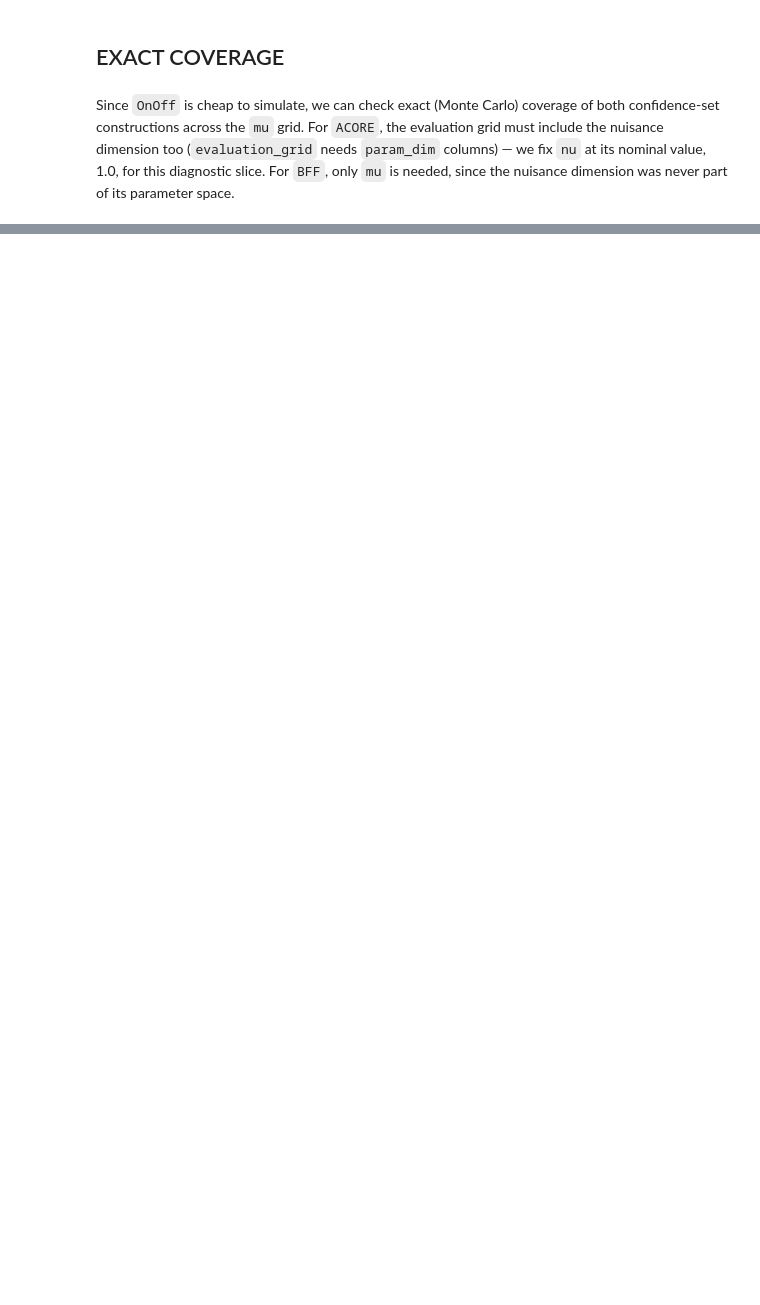
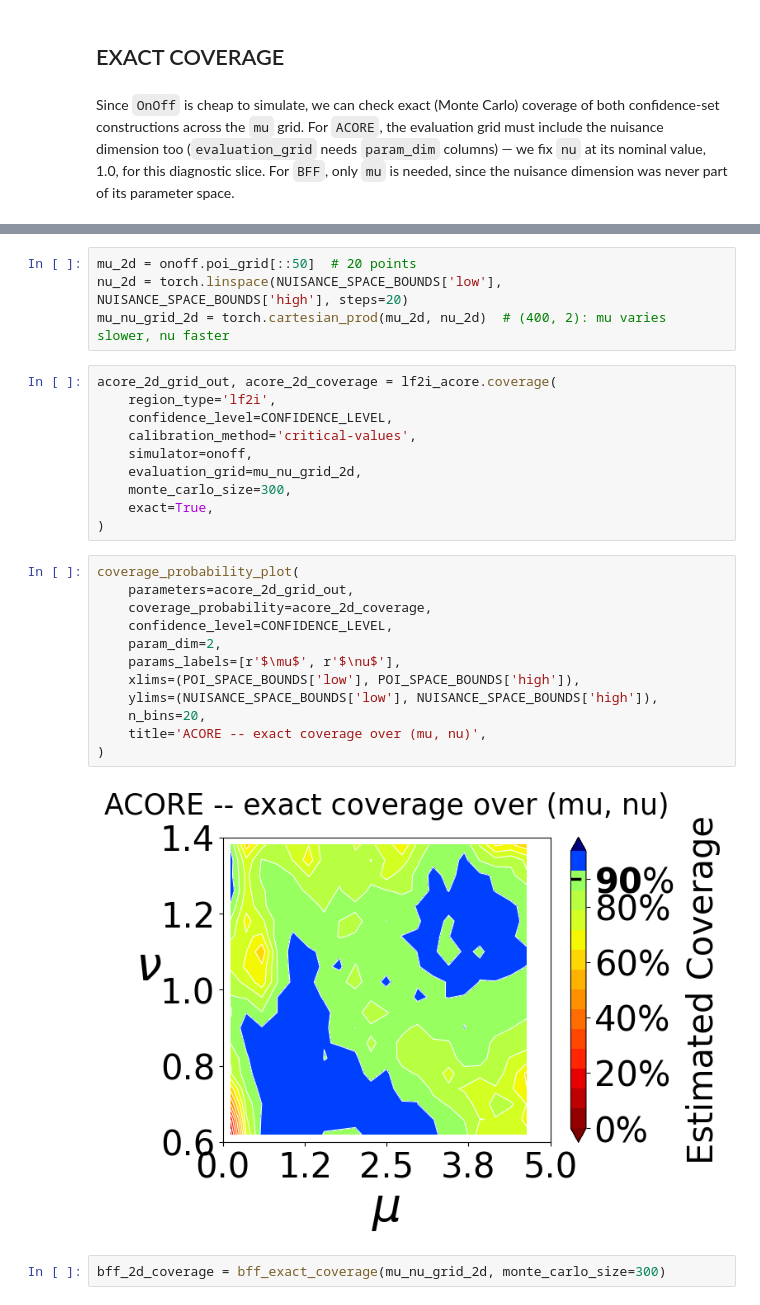
Before and after one commit to lee-group-cmu/lf2i, a Jupyter notebook: examples/1_quantile_regression_construction.ipynb, the cells around one changed output, grey strips where cells are left out. Drawn from its saved outputs; the diff is of its cells as text; blank space fills up the shorter version.

```diff
--- a/examples/1_quantile_regression_construction.ipynb
+++ b/examples/1_quantile_regression_construction.ipynb
@@ -219,0 +332,30 @@ coverage_probability_plot(
+# %%
+mu_2d = onoff.poi_grid[::50]  # 20 points
+nu_2d = torch.linspace(NUISANCE_SPACE_BOUNDS['low'], NUISANCE_SPACE_BOUNDS['high'], steps=20)
+mu_nu_grid_2d = torch.cartesian_prod(mu_2d, nu_2d)  # (400, 2): mu varies slower, nu faster
+# %%
+acore_2d_grid_out, acore_2d_coverage = lf2i_acore.coverage(
+    region_type='lf2i',
+    confidence_level=CONFIDENCE_LEVEL,
+    calibration_method='critical-values',
+    simulator=onoff,
+    evaluation_grid=mu_nu_grid_2d,
+    monte_carlo_size=300,
+    exact=True,
+)
+# %%
+coverage_probability_plot(
+    parameters=acore_2d_grid_out,
+    coverage_probability=acore_2d_coverage,
+    confidence_level=CONFIDENCE_LEVEL,
+    param_dim=2,
+    params_labels=[r'$\mu$', r'$\nu$'],
+    xlims=(POI_SPACE_BOUNDS['low'], POI_SPACE_BOUNDS['high']),
+    ylims=(NUISANCE_SPACE_BOUNDS['low'], NUISANCE_SPACE_BOUNDS['high']),
+    n_bins=20,
+    title='ACORE -- exact coverage over (mu, nu)',
+)
+# %% [output]
+[figure, added]
+# %%
+bff_2d_coverage = bff_exact_coverage(mu_nu_grid_2d, monte_carlo_size=300)
```
Also changed, not shown: parts of 16 cells of this notebook, 3 other files.
